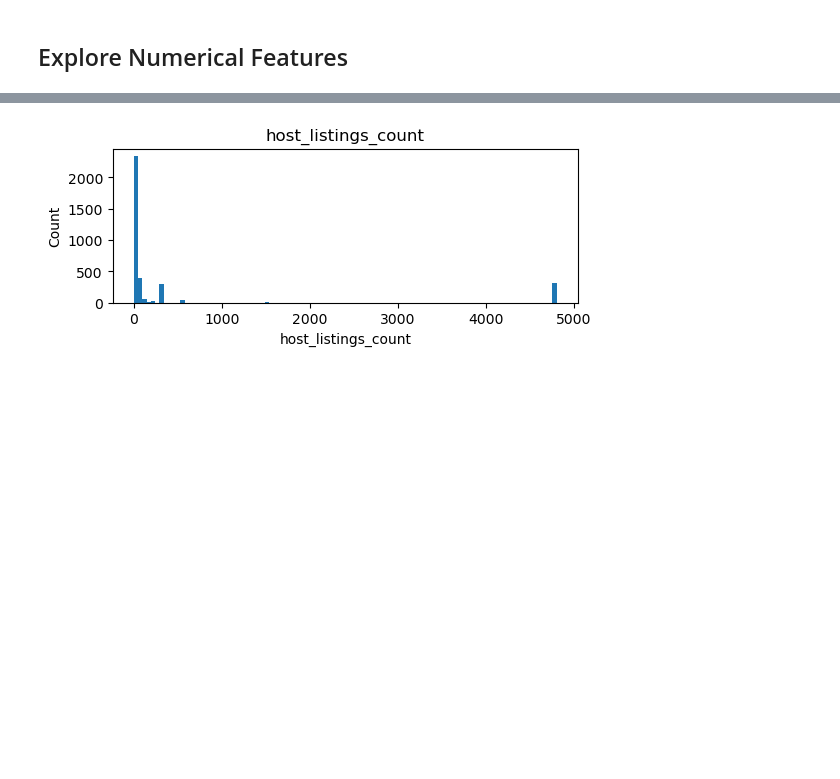
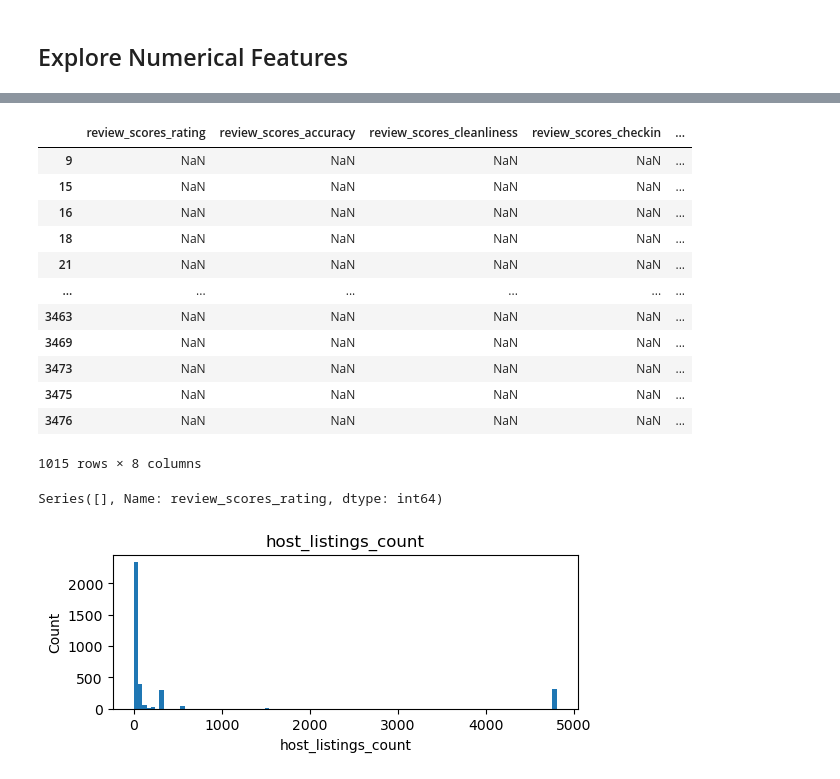
Before and after one commit to drossDS/Air_BnB_Fair_Pricing, a Jupyter notebook: code/EDA-part-1.ipynb, the cells around one changed output, grey strips where cells are left out. Cells and saved outputs as stored; diff of their text form; code cells hidden in the pictures; blank space fills up the shorter version.

```diff
--- a/code/EDA-part-1.ipynb
+++ b/code/EDA-part-1.ipynb
@@ -555,3 +590,35 @@ lstn.drop(columns = ['id', 'host_id'])._get_numeric_data().describe().T
+# %%
+# Impute median values in beds and bedroom
+lstn.bedrooms.fillna(lstn.bedrooms.median(), inplace=True)
+lstn.beds.fillna(lstn.beds.median(), inplace=True)
+# %%
+# Make a quick list of reviews columns
+rev_cols = [col for col in lstn.columns if 'review_scores' in col]
+
+# add reviews per month
+rev_cols.append('reviews_per_month')
+# %%
+# See what the the reviews columns look like where reviews per month are null
+lstn[lstn.reviews_per_month.isnull() == True][rev_cols]
+# %% [output]
+|  | review_scores_rating | review_scores_accuracy | review_scores_cleanliness | review_scores_checkin | ... |
+| 9 | NaN | NaN | NaN | NaN | ... |
+| 15 | NaN | NaN | NaN | NaN | ... |
+| 16 | NaN | NaN | NaN | NaN | ... |
+| 18 | NaN | NaN | NaN | NaN | ... |
+| 21 | NaN | NaN | NaN | NaN | ... |
+| ... | ... | ... | ... | ... | ... |
+| 3463 | NaN | NaN | NaN | NaN | ... |
+| 3469 | NaN | NaN | NaN | NaN | ... |
+| 3473 | NaN | NaN | NaN | NaN | ... |
+| 3475 | NaN | NaN | NaN | NaN | ... |
+| 3476 | NaN | NaN | NaN | NaN | ... |
+1015 rows × 8 columns
+# %%
+# See what the review scores rating valus are when reviews per month is 0
+lstn[lstn.reviews_per_month.isnull() == True]['review_scores_rating'].value_counts()
+# %% [output]
+Series([], Name: review_scores_rating, dtype: int64)
 # %%
 num_cols = lstn.drop(columns = ['id', 'host_id'])._get_numeric_data().columns
 
```
Also changed, not shown: parts of 6 cells of this notebook.
